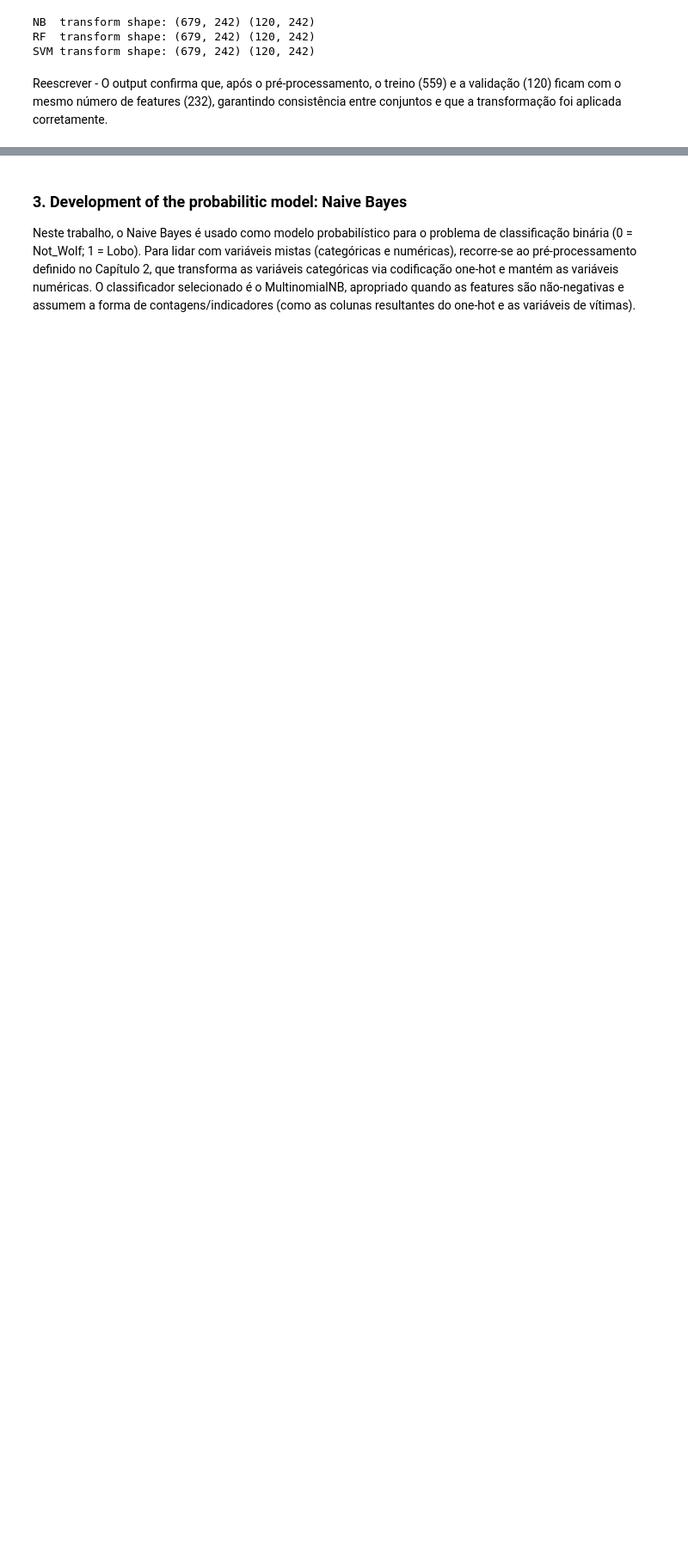
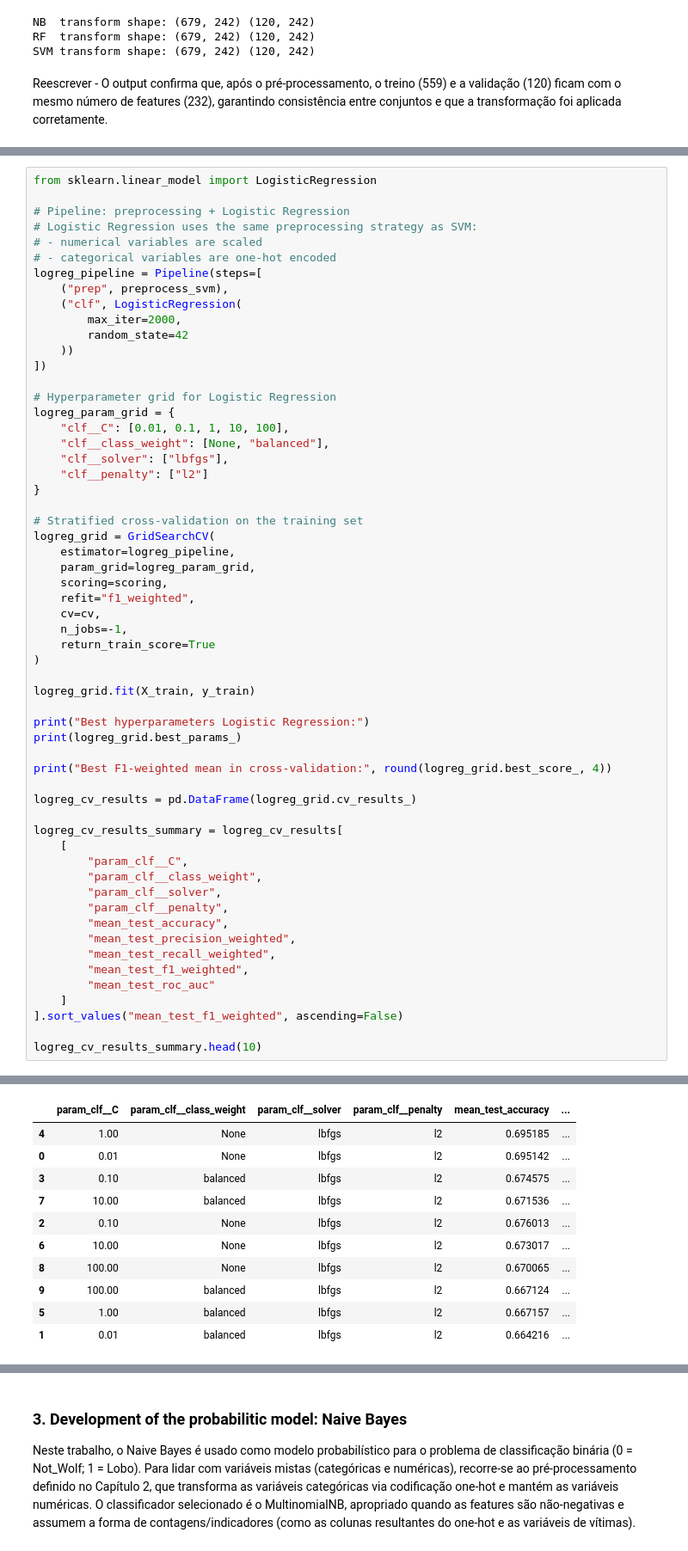
Before and after one commit to AQ675/wolf_Wallonie, a Jupyter notebook: Observação_de_lobos_na_região_de_Wallonie_na_Bélgica_50049898.ipynb, the cells around one changed output, grey strips where cells are left out. Shown at 86% size. Drawn from its saved outputs; the diff is of its cells as text; blank space fills up the shorter version.

```diff
--- a/Observação_de_lobos_na_região_de_Wallonie_na_Bélgica_50049898.ipynb
+++ b/Observação_de_lobos_na_região_de_Wallonie_na_Bélgica_50049898.ipynb
@@ -638,0 +646,59 @@ Reescrever - O output confirma que, após o pré-processamento, o treino (559) e
+# %%
+from sklearn.linear_model import LogisticRegression
+
+# Pipeline: preprocessing + Logistic Regression
+# Logistic Regression uses the same preprocessing strategy as SVM:
+# - numerical variables are scaled
+# - categorical variables are one-hot encoded
+logreg_pipeline = Pipeline(steps=[
+    ("prep", preprocess_svm),
+    ("clf", LogisticRegression(
+        max_iter=2000,
+        random_state=42
+    ))
+])
+
+# Hyperparameter grid for Logistic Regression
+logreg_param_grid = {
+    "clf__C": [0.01, 0.1, 1, 10, 100],
+    "clf__class_weight": [None, "balanced"],
+    "clf__solver": ["lbfgs"],
+    "clf__penalty": ["l2"]
+}
+
+# Stratified cross-validation on the training set
+logreg_grid = GridSearchCV(
+    estimator=logreg_pipeline,
+    param_grid=logreg_param_grid,
+    scoring=scoring,
+    refit="f1_weighted",
+    cv=cv,
+    n_jobs=-1,
+    return_train_score=True
+)
+
+logreg_grid.fit(X_train, y_train)
+
+print("Best hyperparameters Logistic Regression:")
+print(logreg_grid.best_params_)
+
+print("Best F1-weighted mean in cross-validation:", round(logreg_grid.best_score_, 4))
+
+logreg_cv_results = pd.DataFrame(logreg_grid.cv_results_)
+
+logreg_cv_results_summary = logreg_cv_results[
+    [
+        "param_clf__C",
+        "param_clf__class_weight",
+        "param_clf__solver",
+        "param_clf__penalty",
+        "mean_test_accuracy",
+        "mean_test_precision_weighted",
+        "mean_test_recall_weighted",
+        "mean_test_f1_weighted",
+        "mean_test_roc_auc"
+    ]
+].sort_values("mean_test_f1_weighted", ascending=False)
+
+logreg_cv_results_summary.head(10)
+# %% [output]
@@ -638,0 +708,11 @@ Reescrever - O output confirma que, após o pré-processamento, o treino (559) e
+|  | param_clf__C | param_clf__class_weight | param_clf__solver | param_clf__penalty | mean_test_accuracy | ... |
+| 4 | 1.00 | None | lbfgs | l2 | 0.695185 | ... |
+| 0 | 0.01 | None | lbfgs | l2 | 0.695142 | ... |
+| 3 | 0.10 | balanced | lbfgs | l2 | 0.674575 | ... |
+| 7 | 10.00 | balanced | lbfgs | l2 | 0.671536 | ... |
+| 2 | 0.10 | None | lbfgs | l2 | 0.676013 | ... |
+| 6 | 10.00 | None | lbfgs | l2 | 0.673017 | ... |
+| 8 | 100.00 | None | lbfgs | l2 | 0.670065 | ... |
+| 9 | 100.00 | balanced | lbfgs | l2 | 0.667124 | ... |
+| 5 | 1.00 | balanced | lbfgs | l2 | 0.667157 | ... |
+| 1 | 0.01 | balanced | lbfgs | l2 | 0.664216 | ... |
```
Also changed, not shown: parts of 9 cells of this notebook.
